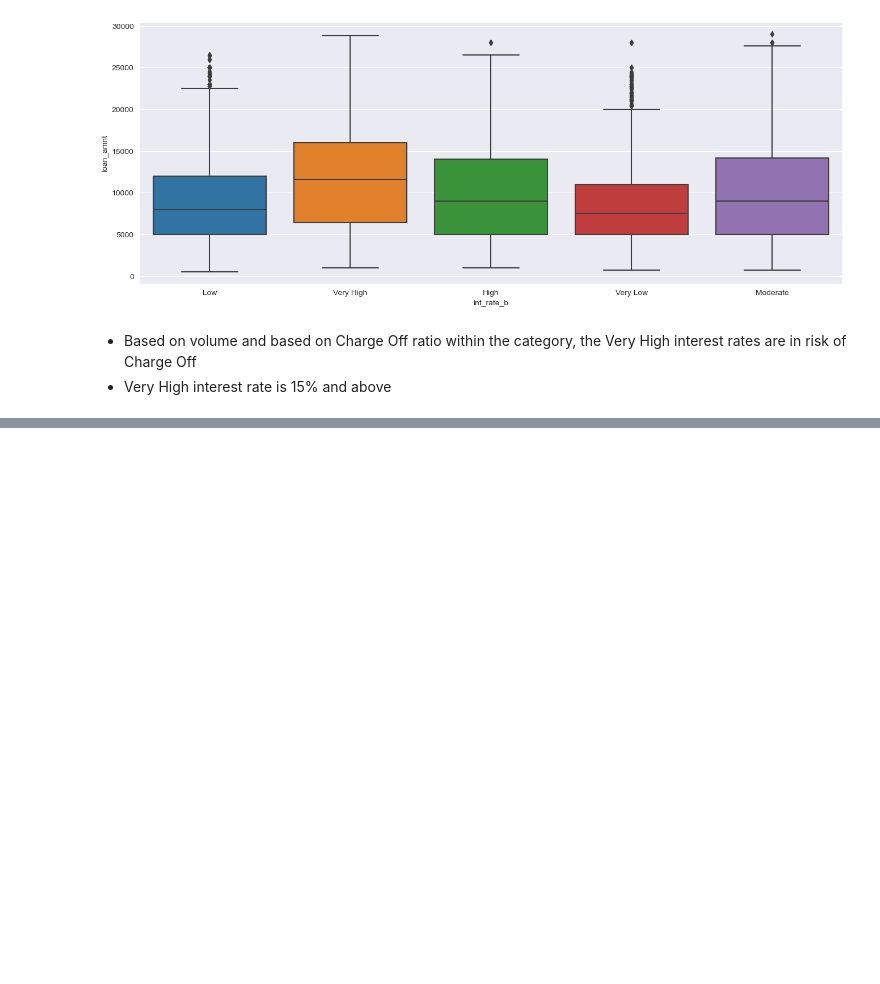
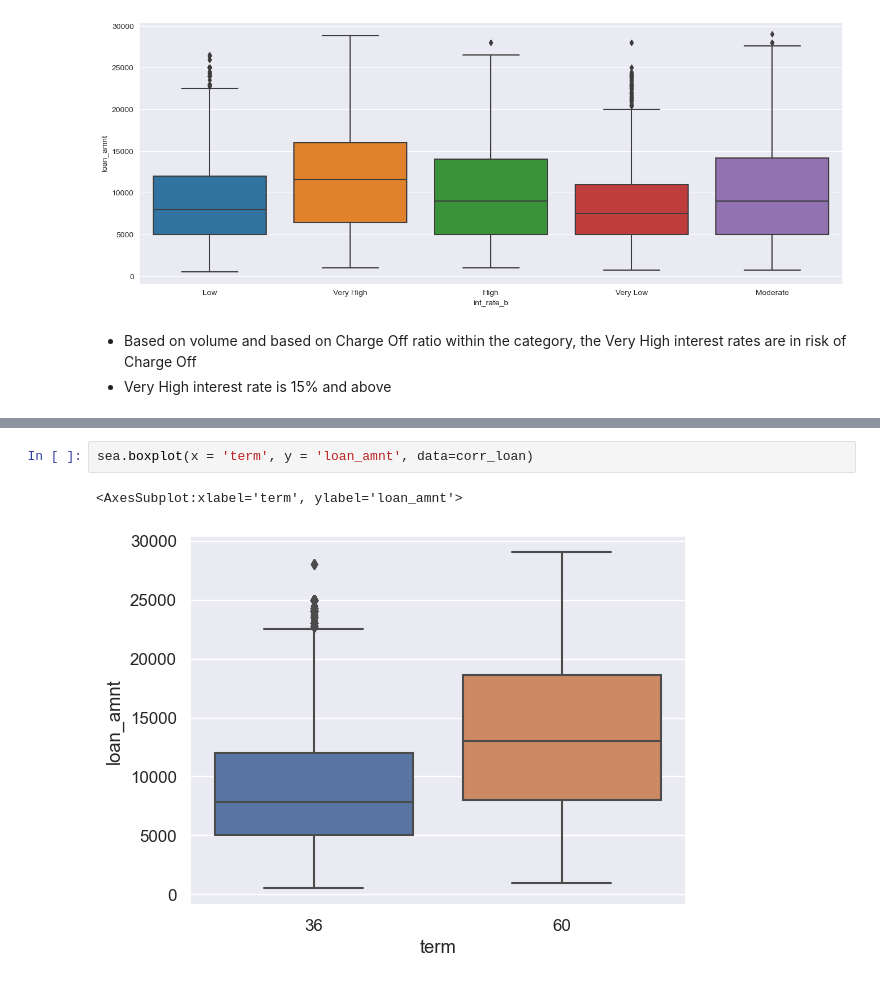
Before and after one commit to manikUpgrad/lending-club, a Jupyter notebook: manik_bajaj.ipynb, the cells around one changed output, grey strips where cells are left out. Drawn from its saved outputs; the diff is of its cells as text; blank space fills up the shorter version.

```diff
--- a/manik_bajaj.ipynb
+++ b/manik_bajaj.ipynb
@@ -1392,0 +1452,5 @@ plot.show()
+# %%
+sea.boxplot(x = 'term', y = 'loan_amnt', data=corr_loan)
+# %% [output]
+<AxesSubplot:xlabel='term', ylabel='loan_amnt'>
+[figure, added]
```
Also changed, not shown: parts of 12 cells of this notebook.
